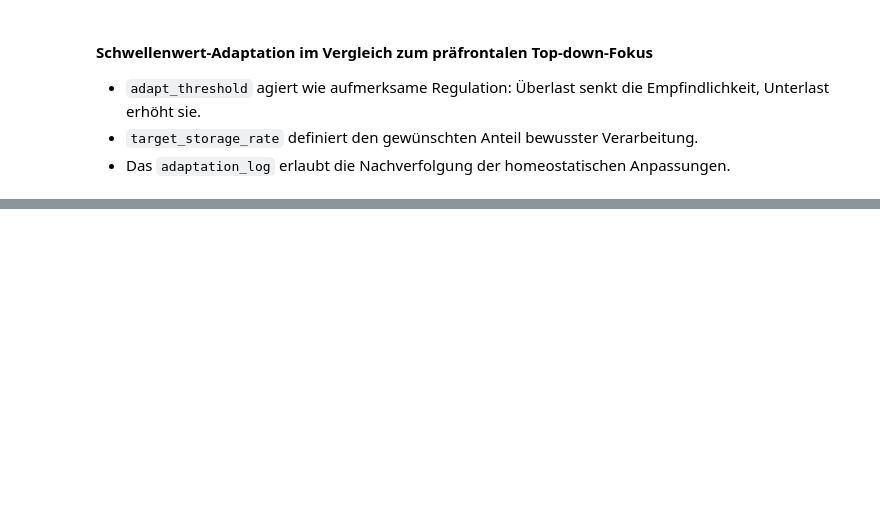
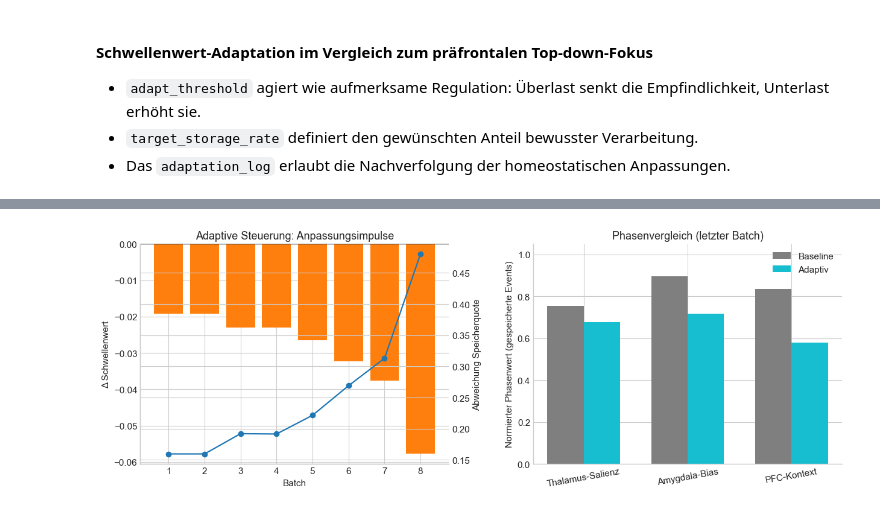
Before and after one commit to Keiko-Evolutio/keiko-memoria-viva, a Jupyter notebook: selective_memory_filtering/selective_memory_filtering.ipynb, the cells around one changed output, grey strips where cells are left out. Saved outputs shown, nothing was run; the diff lists cells and outputs as text; code cells hidden in the pictures; blank space fills up the shorter version.

```diff
--- a/selective_memory_filtering/selective_memory_filtering.ipynb
+++ b/selective_memory_filtering/selective_memory_filtering.ipynb
@@ -498,0 +1152,53 @@ Batch 6: stored=17/2000 (0.9%)  -> new threshold=0.743
+# %%
+# Lernimpulse und Phasenvergleich des adaptiven Reglers
+log_entries = adaptive.adaptation_log
+if log_entries:
+    batches = np.arange(1, len(log_entries) + 1)
+    deltas = [entry["delta"] for entry in log_entries]
+    rate_deviation = [entry["current_rate"] - entry["target_rate"] for entry in log_entries]
+
+    fig, axes = plt.subplots(1, 2, figsize=(12.6, 4.6))
+
+    ax_delta = axes[0]
+    ax_delta.bar(batches, deltas, color=PLOT_COLORS["delta"])
+    ax_delta.axhline(0.0, color="#444444", linewidth=1.0)
+    ax_delta.set_xlabel("Batch")
+    ax_delta.set_ylabel("Δ Schwellenwert")
+    ax_delta.set_title("Adaptive Steuerung: Anpassungsimpulse")
+    ax_delta2 = ax_delta.twinx()
+    ax_delta2.plot(batches, rate_deviation, color=PLOT_COLORS["speicherquote"], marker="o", linewidth=1.6)
+    ax_delta2.set_ylabel("Abweichung Speicherquote")
+
+    if baseline_batch_history:
+        baseline_latest = baseline_batch_history[-1]["phase_summary"]["stored"]["means"]
+    else:
+        baseline_latest = {"saliency": 0.0, "negativity": 0.0, "temporal_relevance": 0.0}
+    adaptive_latest = adaptive_batch_history[-1]["phase_summary"]["stored"]["means"]
+    phase_labels = ["Thalamus-Salienz", "Amygdala-Bias", "PFC-Kontext"]
+    baseline_values = [
+        baseline_latest.get("saliency", 0.0),
+        baseline_latest.get("negativity", 0.0),
+        baseline_latest.get("temporal_relevance", 0.0),
+    ]
+    adaptive_values = [
+        adaptive_latest.get("saliency", 0.0),
+        adaptive_latest.get("negativity", 0.0),
+        adaptive_latest.get("temporal_relevance", 0.0),
+    ]
+
+    ax_compare = axes[1]
+    x = np.arange(len(phase_labels))
+    width = 0.35
+    ax_compare.bar(x - width / 2, baseline_values, width, color=PLOT_COLORS["baseline"], label="Baseline")
+    ax_compare.bar(x + width / 2, adaptive_values, width, color=PLOT_COLORS["adaptiv"], label="Adaptiv")
+    ax_compare.set_xticks(x)
+    ax_compare.set_xticklabels(phase_labels, rotation=10)
+    ax_compare.set_ylim(0, 1.05)
+    ax_compare.set_ylabel("Normierter Phasenwert (gespeicherte Events)")
+    ax_compare.set_title("Phasenvergleich (letzter Batch)")
+    ax_compare.legend(frameon=False)
+
+    fig.tight_layout(w_pad=2.6)
+    plt.show()
+# %% [output]
+[figure, added]
```
Also changed, not shown: parts of 24 cells of this notebook.
